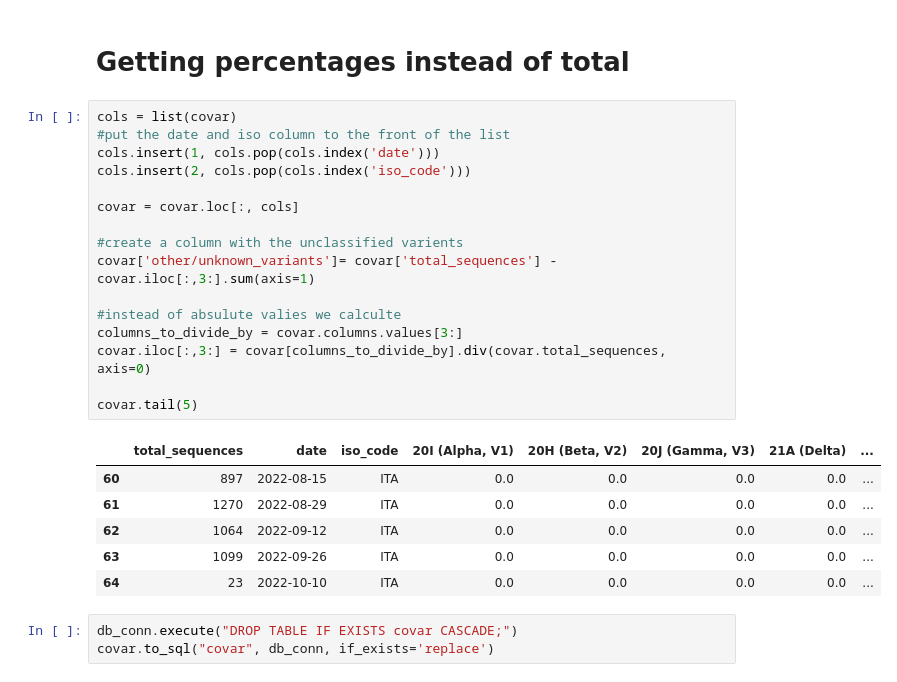
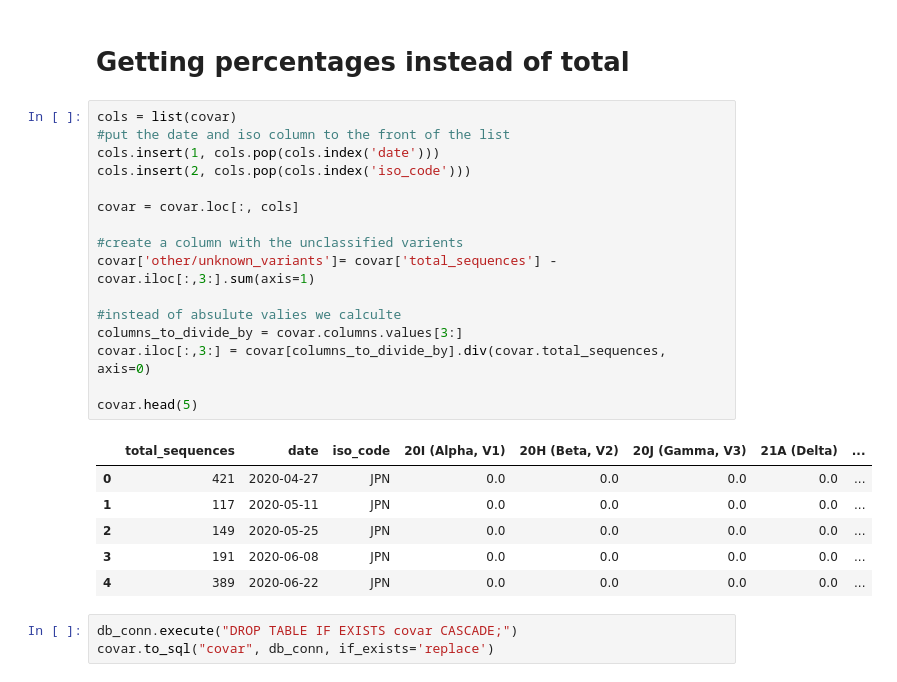
Before and after one commit to KasperGoes/Data-Science-dashboard, a Jupyter notebook: docker/dashboard/Data prep.ipynb, the cells around one changed output. Saved outputs shown, nothing was run; the diff lists cells and outputs as text.

```diff
--- a/docker/dashboard/Data prep.ipynb
+++ b/docker/dashboard/Data prep.ipynb
@@ -119,26 +119,26 @@ covar = pd.concat(dfs)
 # %%
 cols = list(covar)
 #put the date and iso column to the front of the list
 cols.insert(1, cols.pop(cols.index('date')))
 cols.insert(2, cols.pop(cols.index('iso_code')))
 
 covar = covar.loc[:, cols]
 
 #create a column with the unclassified varients
 covar['other/unknown_variants']= covar['total_sequences'] - covar.iloc[:,3:].sum(axis=1)
 
 #instead of absulute valies we calculte
 columns_to_divide_by = covar.columns.values[3:]
 covar.iloc[:,3:] = covar[columns_to_divide_by].div(covar.total_sequences, axis=0)
 
-covar.tail(5)
+covar.head(5)
 # %% [output]
 |  | total_sequences | date | iso_code | 20I (Alpha, V1) | 20H (Beta, V2) | 20J (Gamma, V3) | 21A (Delta) | ... |
-| 60 | 897 | 2022-08-15 | ITA | 0.0 | 0.0 | 0.0 | 0.0 | ... |
-| 61 | 1270 | 2022-08-29 | ITA | 0.0 | 0.0 | 0.0 | 0.0 | ... |
-| 62 | 1064 | 2022-09-12 | ITA | 0.0 | 0.0 | 0.0 | 0.0 | ... |
-| 63 | 1099 | 2022-09-26 | ITA | 0.0 | 0.0 | 0.0 | 0.0 | ... |
-| 64 | 23 | 2022-10-10 | ITA | 0.0 | 0.0 | 0.0 | 0.0 | ... |
+| 0 | 421 | 2020-04-27 | JPN | 0.0 | 0.0 | 0.0 | 0.0 | ... |
+| 1 | 117 | 2020-05-11 | JPN | 0.0 | 0.0 | 0.0 | 0.0 | ... |
+| 2 | 149 | 2020-05-25 | JPN | 0.0 | 0.0 | 0.0 | 0.0 | ... |
+| 3 | 191 | 2020-06-08 | JPN | 0.0 | 0.0 | 0.0 | 0.0 | ... |
+| 4 | 389 | 2020-06-22 | JPN | 0.0 | 0.0 | 0.0 | 0.0 | ... |
 # %%
 db_conn.execute("DROP TABLE IF EXISTS covar CASCADE;")
 covar.to_sql("covar", db_conn, if_exists='replace')
```
Also changed, not shown: parts of 14 cells of this notebook.
